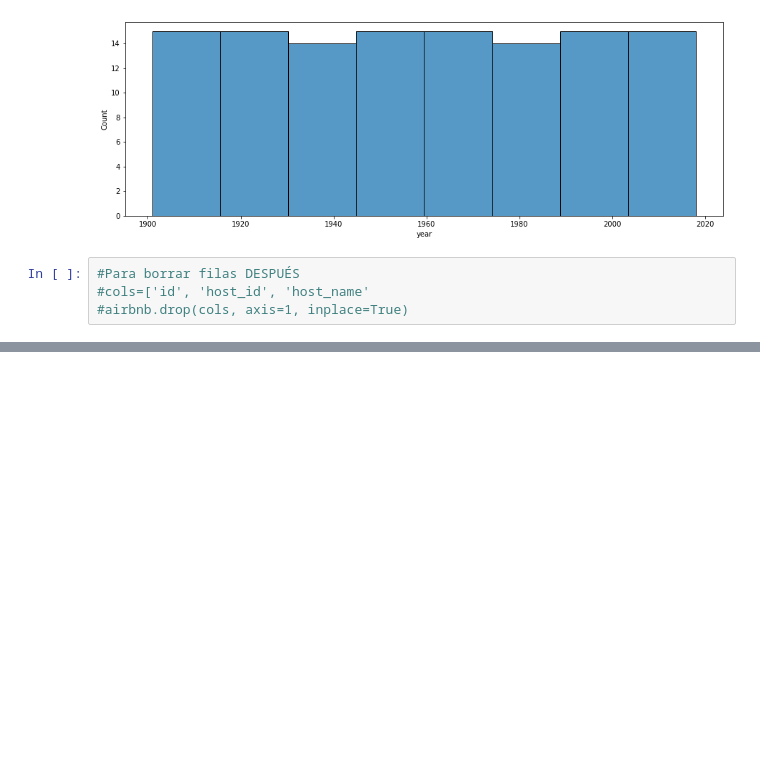
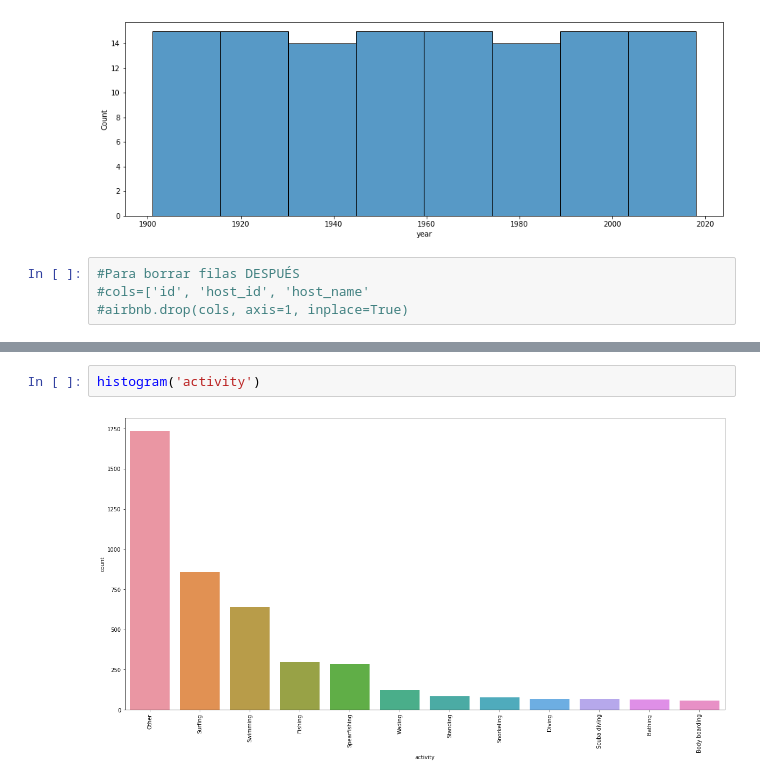
Before and after one commit to luciaahab/jaws_attack, a Jupyter notebook: Shark_attack.ipynb, the cells around one changed output, grey strips where cells are left out. Cells and saved outputs as stored; diff of their text form; blank space fills up the shorter version.

```diff
--- a/Shark_attack.ipynb
+++ b/Shark_attack.ipynb
@@ -403,0 +522,4 @@ plt.show()
+# %%
+histogram('activity')
+# %% [output]
+[figure, added]
```
Also changed, not shown: parts of 23 cells of this notebook, 1 other file.
